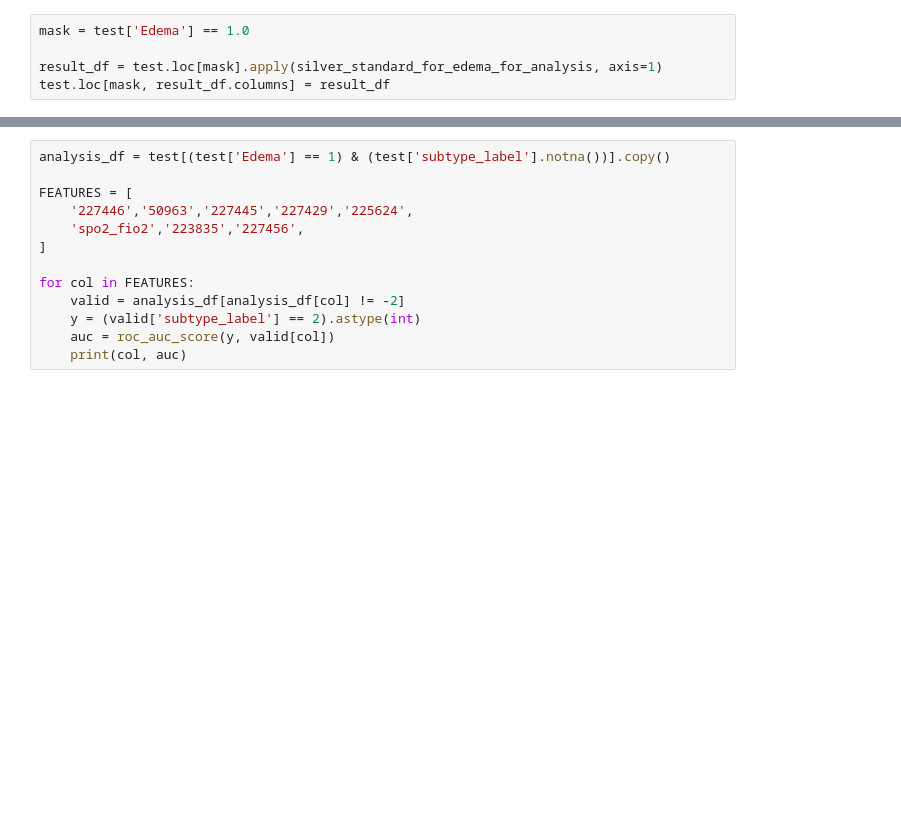
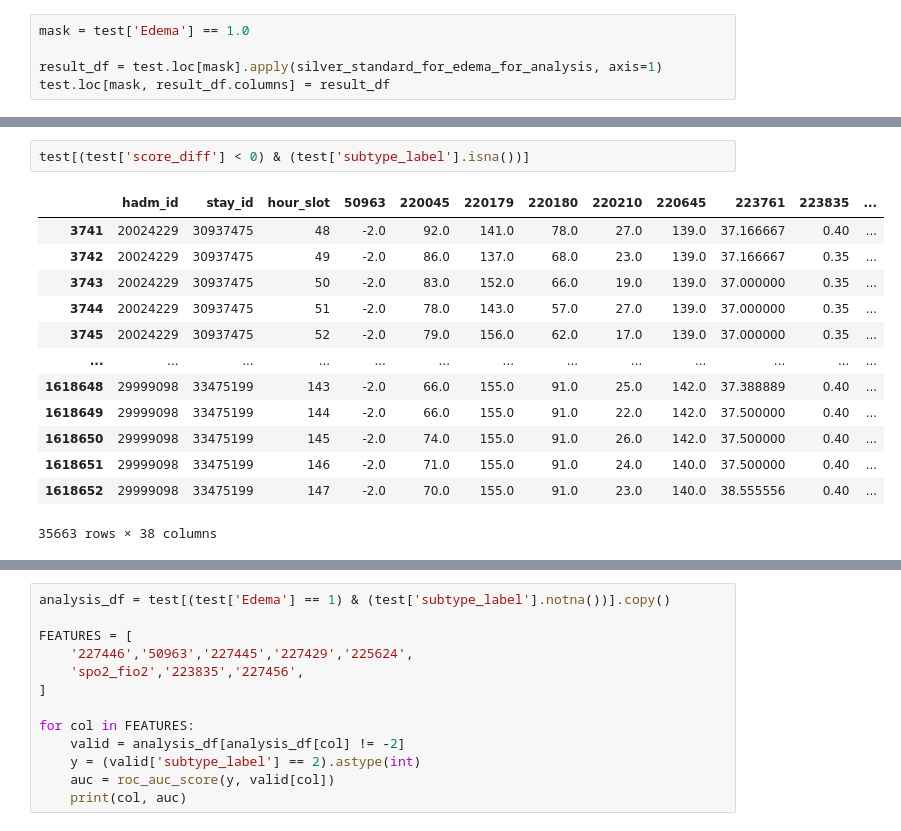
Before and after one commit to lastdancewithyou/multimodal_edema_prediction, a Jupyter notebook: preprocess/time_series_cxr_preprocess_20260316.ipynb, the cells around one changed output, grey strips where cells are left out. Cells and saved outputs as stored; diff of their text form; blank space fills up the shorter version.

```diff
--- a/preprocess/time_series_cxr_preprocess_20260316.ipynb
+++ b/preprocess/time_series_cxr_preprocess_20260316.ipynb
@@ -1027,0 +1039,16 @@ test.loc[mask, result_df.columns] = result_df
+# %%
+test[(test['score_diff'] < 0) & (test['subtype_label'].isna())]
+# %% [output]
+|  | hadm_id | stay_id | hour_slot | 50963 | 220045 | 220179 | 220180 | 220210 | 220645 | 223761 | 223835 | ... |
+| 3741 | 20024229 | 30937475 | 48 | -2.0 | 92.0 | 141.0 | 78.0 | 27.0 | 139.0 | 37.166667 | 0.40 | ... |
+| 3742 | 20024229 | 30937475 | 49 | -2.0 | 86.0 | 137.0 | 68.0 | 23.0 | 139.0 | 37.166667 | 0.35 | ... |
+| 3743 | 20024229 | 30937475 | 50 | -2.0 | 83.0 | 152.0 | 66.0 | 19.0 | 139.0 | 37.000000 | 0.35 | ... |
+| 3744 | 20024229 | 30937475 | 51 | -2.0 | 78.0 | 143.0 | 57.0 | 27.0 | 139.0 | 37.000000 | 0.35 | ... |
+| 3745 | 20024229 | 30937475 | 52 | -2.0 | 79.0 | 156.0 | 62.0 | 17.0 | 139.0 | 37.000000 | 0.35 | ... |
+| ... | ... | ... | ... | ... | ... | ... | ... | ... | ... | ... | ... | ... |
+| 1618648 | 29999098 | 33475199 | 143 | -2.0 | 66.0 | 155.0 | 91.0 | 25.0 | 142.0 | 37.388889 | 0.40 | ... |
+| 1618649 | 29999098 | 33475199 | 144 | -2.0 | 66.0 | 155.0 | 91.0 | 22.0 | 142.0 | 37.500000 | 0.40 | ... |
+| 1618650 | 29999098 | 33475199 | 145 | -2.0 | 74.0 | 155.0 | 91.0 | 26.0 | 142.0 | 37.500000 | 0.40 | ... |
+| 1618651 | 29999098 | 33475199 | 146 | -2.0 | 71.0 | 155.0 | 91.0 | 24.0 | 140.0 | 37.500000 | 0.40 | ... |
+| 1618652 | 29999098 | 33475199 | 147 | -2.0 | 70.0 | 155.0 | 91.0 | 23.0 | 140.0 | 38.555556 | 0.40 | ... |
+35663 rows × 38 columns
```
Also changed, not shown: parts of 8 cells of this notebook, 15 other files.
